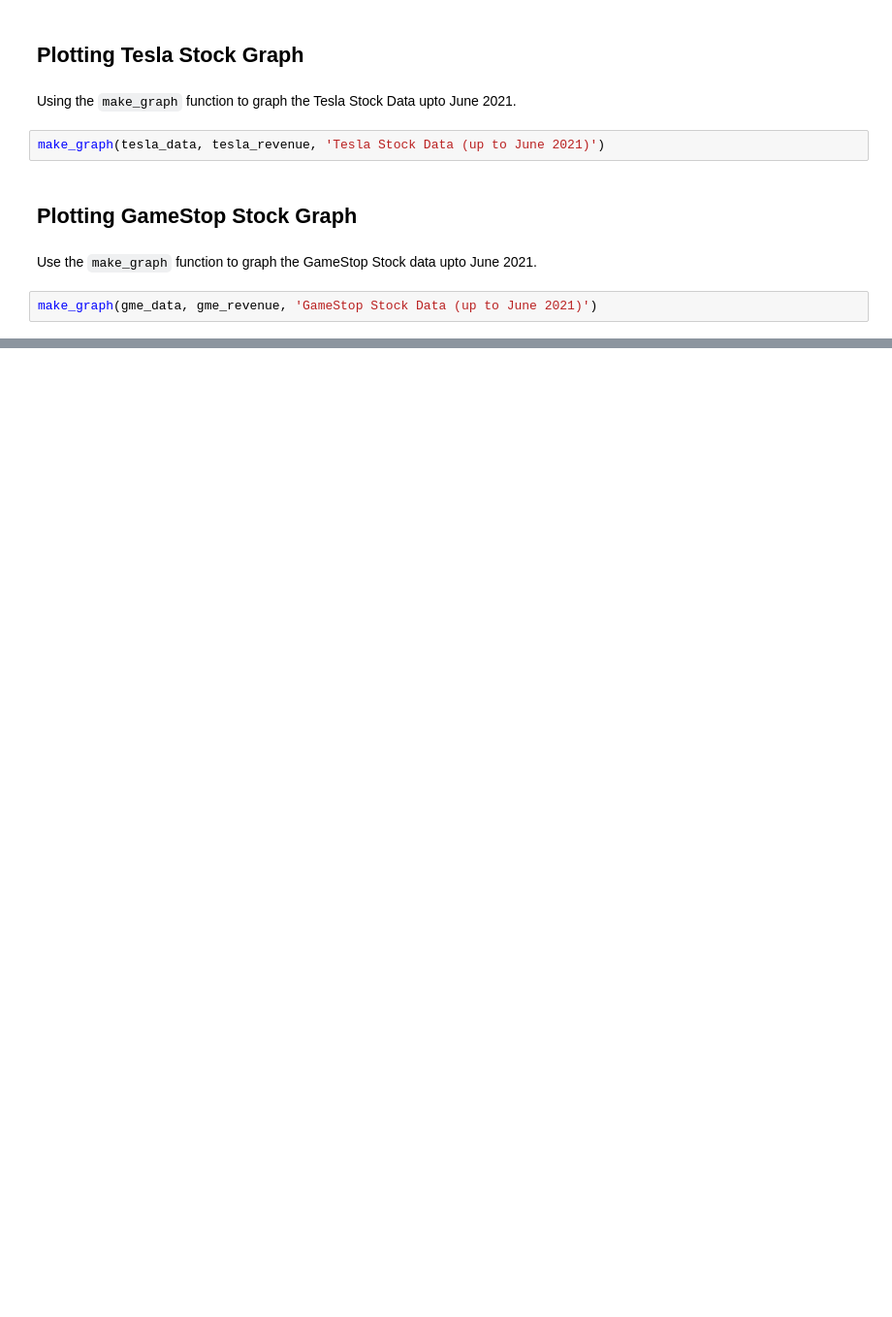
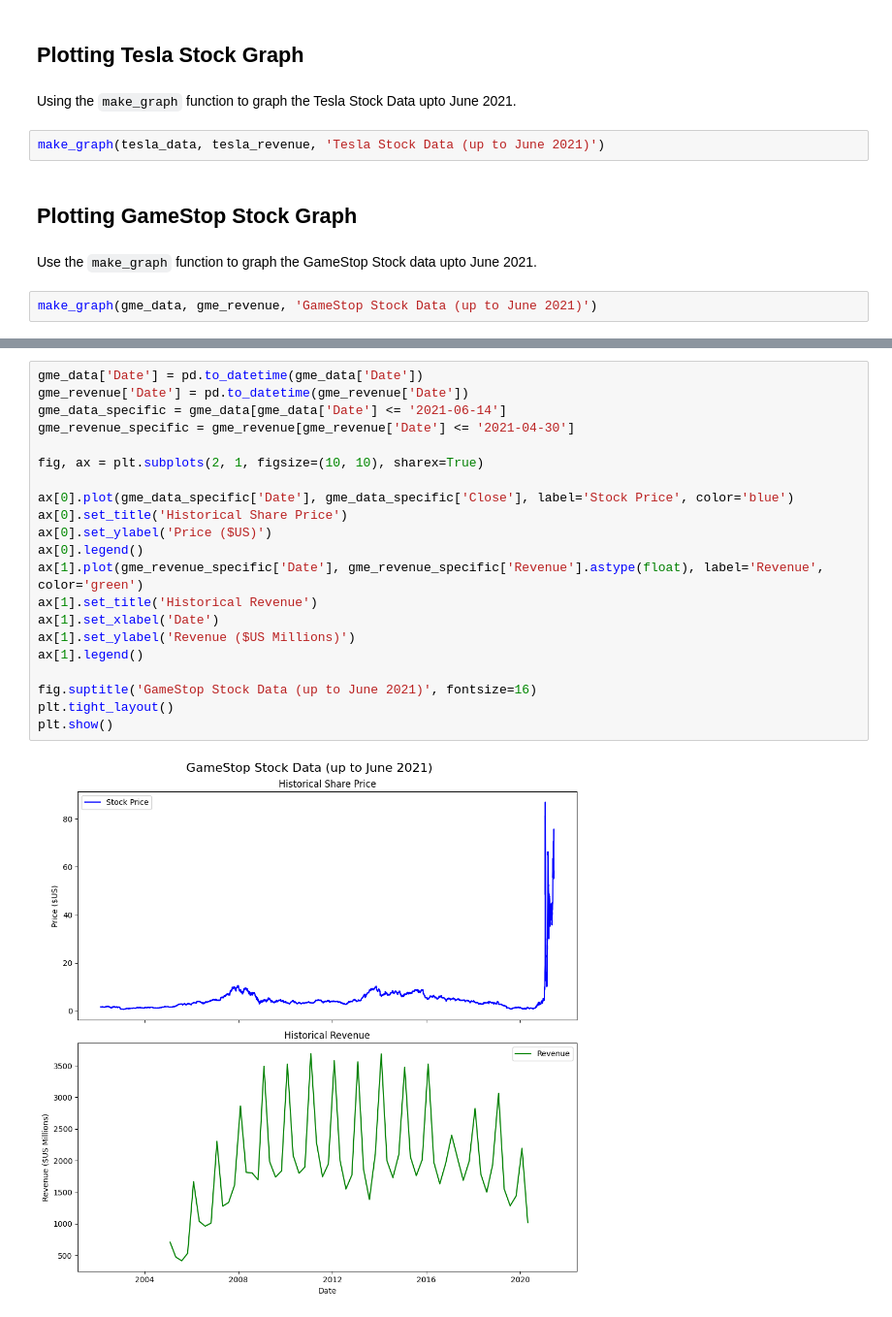
Before and after one commit to rafi4482/FA, a Jupyter notebook: Final Assignment.ipynb, the cells around one changed output, grey strips where cells are left out. Shown at 97% size. Cells and saved outputs as stored; diff of their text form; blank space fills up the shorter version.

```diff
--- a/Final Assignment.ipynb
+++ b/Final Assignment.ipynb
@@ -150,0 +174,23 @@ make_graph(gme_data, gme_revenue, 'GameStop Stock Data (up to June 2021)')
+# %%
+gme_data['Date'] = pd.to_datetime(gme_data['Date'])
+gme_revenue['Date'] = pd.to_datetime(gme_revenue['Date'])
+gme_data_specific = gme_data[gme_data['Date'] <= '2021-06-14']
+gme_revenue_specific = gme_revenue[gme_revenue['Date'] <= '2021-04-30']
+
+fig, ax = plt.subplots(2, 1, figsize=(10, 10), sharex=True)
+
+ax[0].plot(gme_data_specific['Date'], gme_data_specific['Close'], label='Stock Price', color='blue')
+ax[0].set_title('Historical Share Price')
+ax[0].set_ylabel('Price ($US)')
+ax[0].legend()
+ax[1].plot(gme_revenue_specific['Date'], gme_revenue_specific['Revenue'].astype(float), label='Revenue', color='green')
+ax[1].set_title('Historical Revenue')
+ax[1].set_xlabel('Date')
+ax[1].set_ylabel('Revenue ($US Millions)')
+ax[1].legend()
+
+fig.suptitle('GameStop Stock Data (up to June 2021)', fontsize=16)
+plt.tight_layout()
+plt.show()
+# %% [output]
+[figure, added]
```
Also changed, not shown: parts of 3 cells of this notebook.
